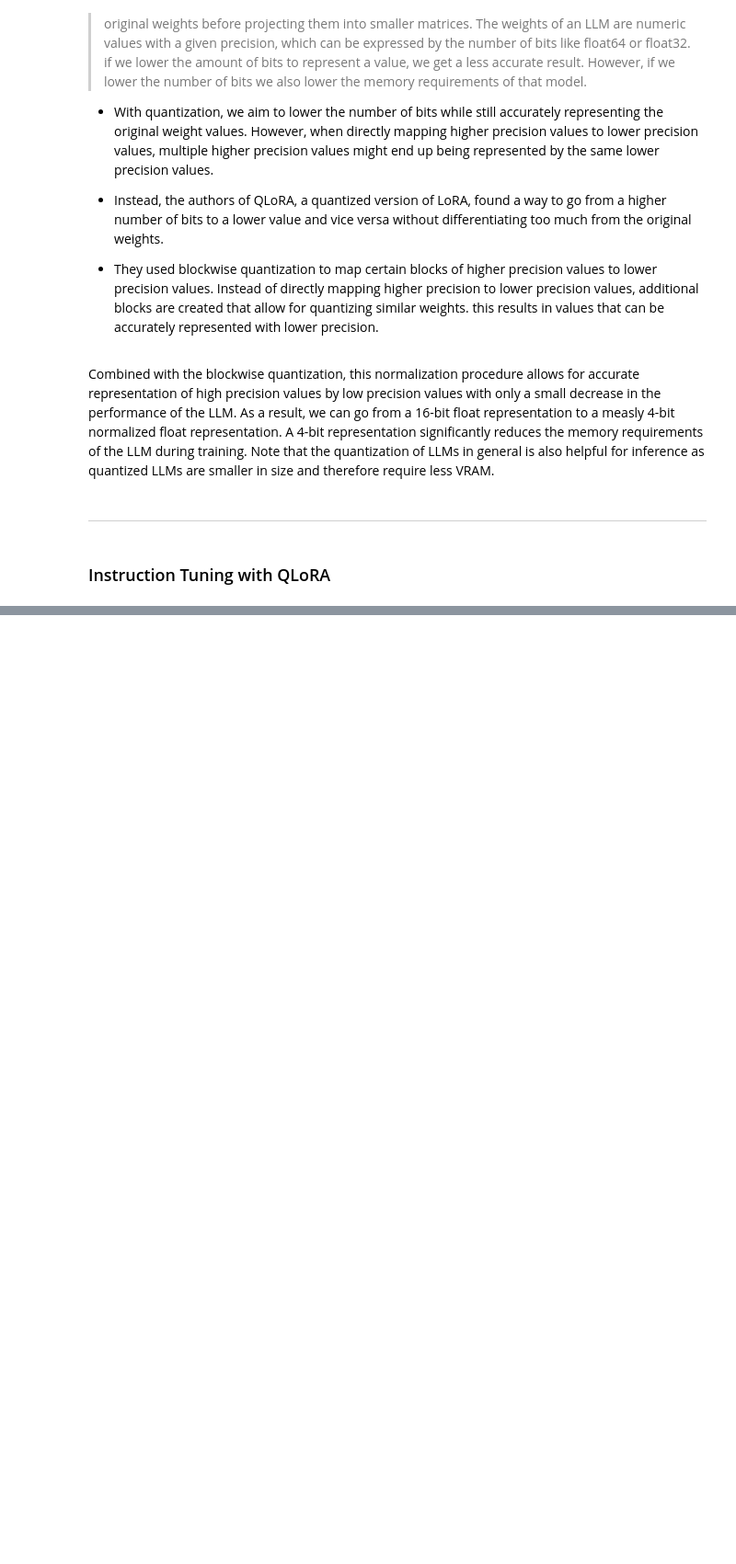
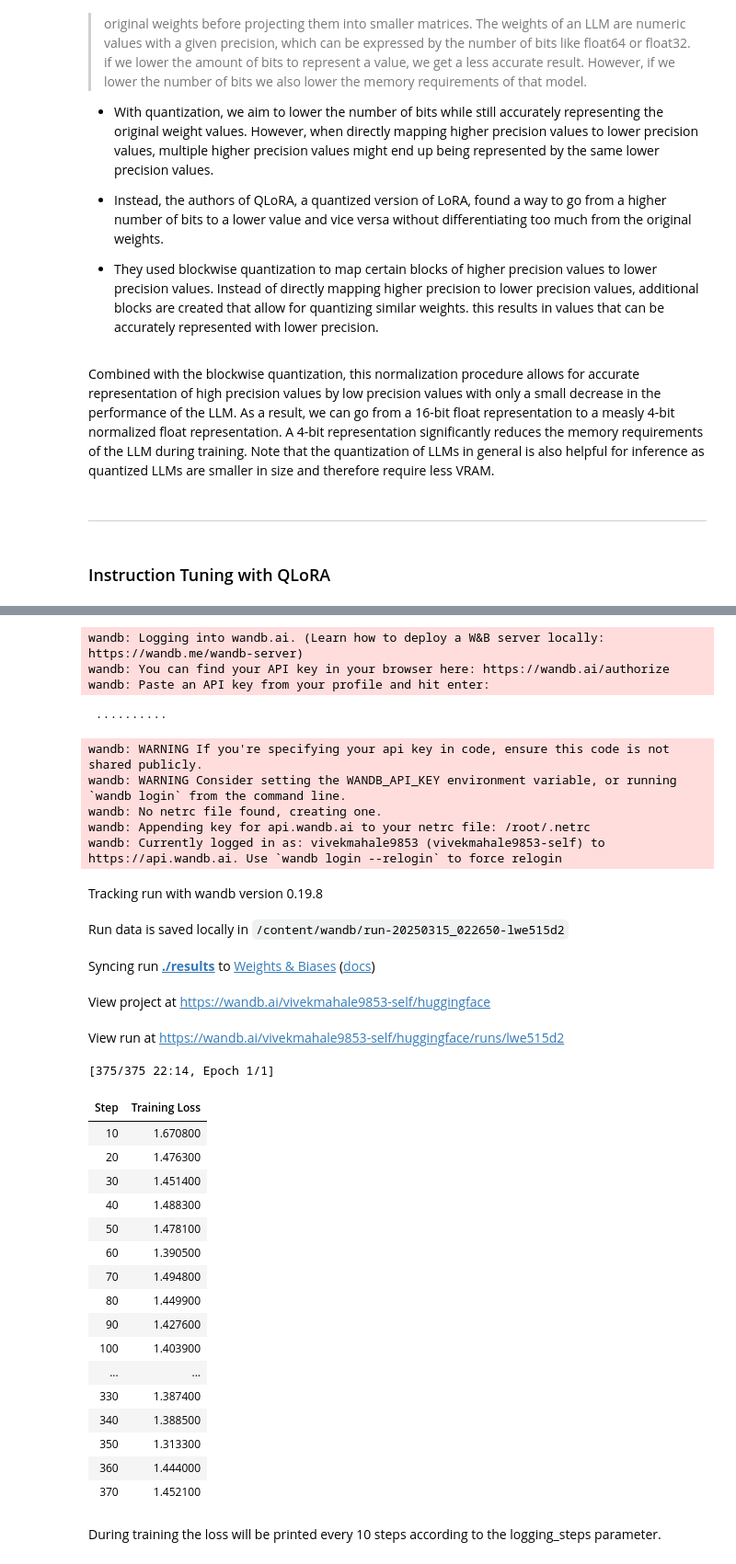
Before and after one commit to MahaleVivek/HandsOn-LLMs, a Jupyter notebook: modules/Ch12_finetuning_generation_models.ipynb, the cells around one changed output, grey strips where cells are left out. Shown at 92% size. Saved outputs shown, nothing was run; the diff lists cells and outputs as text; code cells hidden in the pictures; blank space fills up the shorter version.

```diff
--- a/modules/Ch12_finetuning_generation_models.ipynb
+++ b/modules/Ch12_finetuning_generation_models.ipynb
@@ -73,0 +174,5 @@ Combined with the blockwise quantization, this normalization procedure allows fo
+# %%
+# Load LLaMA tokenizer
+tokenizer = AutoTokenizer.from_pretrained(model_name, trust_remote_code=True)
+tokenizer.pad_token = "<PAD>"
+tokenizer.padding_side = "left"
@@ -73,0 +215,18 @@ Combined with the blockwise quantization, this normalization procedure allows fo
+# %%
+from transformers import TrainingArguments
+
+output_dir = "./results"
+
+# Training arguments
+training_arguments = TrainingArguments(
+    output_dir=output_dir,
+    per_device_train_batch_size=2,
+    gradient_accumulation_steps=4,
+    optim="paged_adamw_32bit",
+    learning_rate=2e-4,
+    lr_scheduler_type="cosine",
+    num_train_epochs=1,
+    logging_steps=10,
+    fp16=True,
+    gradient_checkpointing=True
+)
@@ -73,0 +254,15 @@ Combined with the blockwise quantization, this normalization procedure allows fo
+# %%
+from trl import SFTTrainer
+
+# Set supervised fine-tuning parameters
+trainer = SFTTrainer(
+    model=model,
+    train_dataset=dataset,
+    dataset_text_field="text",
+    tokenizer=tokenizer,
+    args=training_arguments,
+    max_seq_length=512,
+
+    # Leave this out for regular SFT
+    peft_config=peft_config,
+)
@@ -73,0 +272,7 @@ Combined with the blockwise quantization, this normalization procedure allows fo
+# %%
+# Train model
+trainer.train()
+
+# Save QLoRA weights
+trainer.model.save_pretrained("TinyLlama-1.1B-qlora")
+# %% [output]
@@ -73,0 +282,34 @@ Combined with the blockwise quantization, this normalization procedure allows fo
+wandb: Logging into wandb.ai. (Learn how to deploy a W&B server locally: https://wandb.me/wandb-server)
+wandb: You can find your API key in your browser here: https://wandb.ai/authorize
+wandb: Paste an API key from your profile and hit enter:
+ ··········
+wandb: WARNING If you're specifying your api key in code, ensure this code is not shared publicly.
+wandb: WARNING Consider setting the WANDB_API_KEY environment variable, or running `wandb login` from the command line.
+wandb: No netrc file found, creating one.
+wandb: Appending key for api.wandb.ai to your netrc file: /root/.netrc
+wandb: Currently logged in as: vivekmahale9853 (vivekmahale9853-self) to https://api.wandb.ai. Use `wandb login --relogin` to force relogin
+Tracking run with wandb version 0.19.8
+Run data is saved locally in /content/wandb/run-20250315_022650-lwe515d2
+Syncing run ./results to Weights & Biases (docs)
+View project at https://wandb.ai/vivekmahale9853-self/huggingface
+View run at https://wandb.ai/vivekmahale9853-self/huggingface/runs/lwe515d2
+[375/375 22:14, Epoch 1/1]
+| Step | Training Loss |
+| 10 | 1.670800 |
+| 20 | 1.476300 |
+| 30 | 1.451400 |
+| 40 | 1.488300 |
+| 50 | 1.478100 |
+| 60 | 1.390500 |
+| 70 | 1.494800 |
+| 80 | 1.449900 |
+| 90 | 1.427600 |
+| 100 | 1.403900 |
+| ... | ... |
+| 330 | 1.387400 |
+| 340 | 1.388500 |
+| 350 | 1.313300 |
+| 360 | 1.444000 |
+| 370 | 1.452100 |
+# %% [markdown]
+During training the loss will be printed every 10 steps according to the logging_steps parameter.
```
Also changed, not shown: parts of 31 cells of this notebook.
